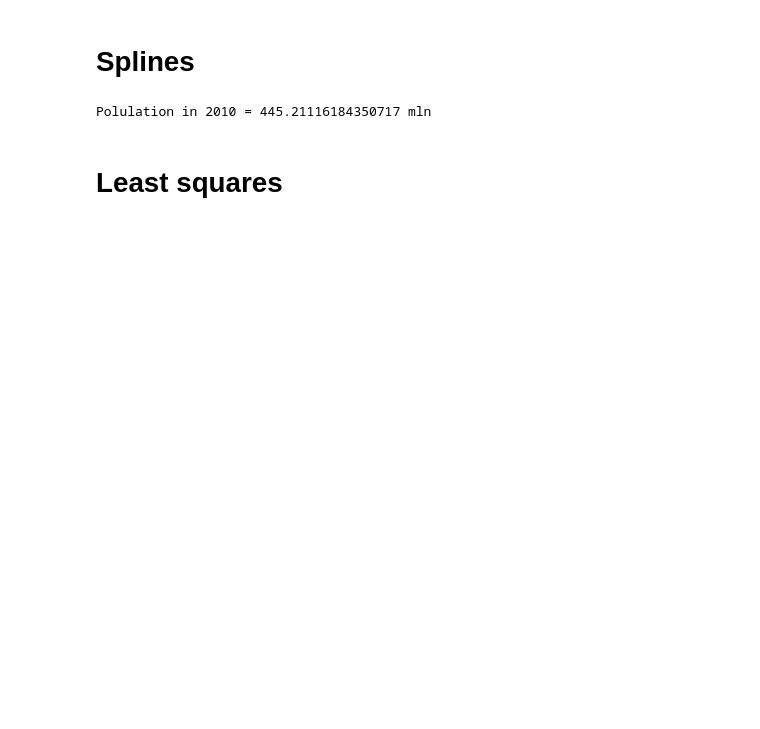
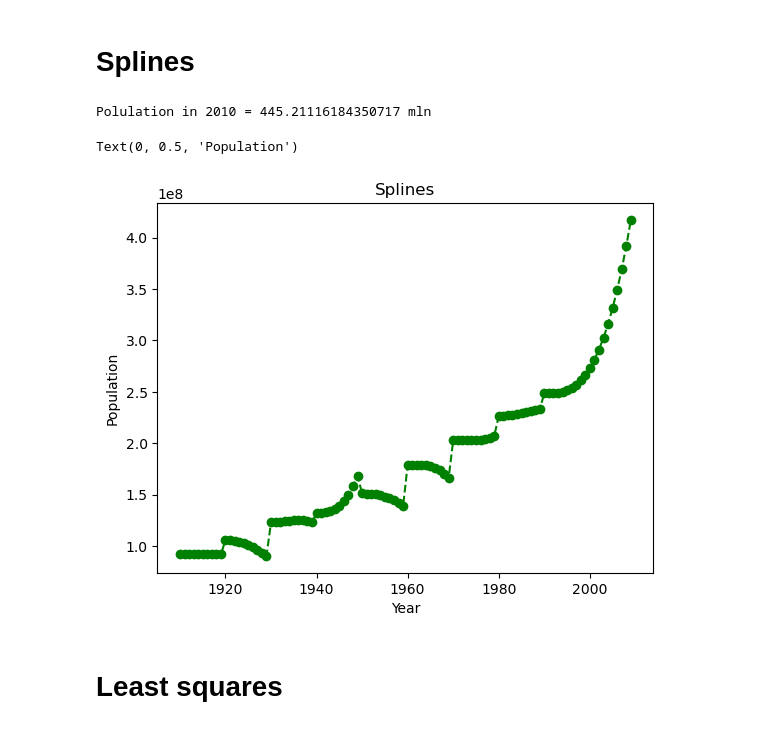
Before and after one commit to sardaryandavid/numeric_calculation, a Jupyter notebook: interlopation_extrapolation/interpolation_extrapolation.ipynb, the cells around one changed output. Drawn from its saved outputs; the diff is of its cells as text; code cells hidden in the pictures; blank space fills up the shorter version.

```diff
--- a/interlopation_extrapolation/interpolation_extrapolation.ipynb
+++ b/interlopation_extrapolation/interpolation_extrapolation.ipynb
@@ -79,33 +99,55 @@ for i in range(1, N - 2):
     A[i][i] = 2
     A[i][i - 1] = h[i - 1] / (h[i - 1] + h[i])
     A[i][i + 1] = h[i] / (h[i - 1] + h[i])
 A[0][0] = 2
 A[0][1] = h[1] / (h[0] + h[1])
 A[N - 2][N - 2] = 2
 A[N - 2][N - 3] = h[N - 2] / (h[N - 2] + h[N - 1])
 
 p = 2
 u = [0.0] * (N - 1)
 for i in range(N - 1):
     u[i] = 6 * f[i + p][2]
 
 c = tridiagonal_matrix_algorithm(A, u)
 c.append(0)
 
 for i in range(1, N):
     a[i] = y[i]
     d[i] = (c[i - 1] - c[i - 2]) / h[i - 1]
 a[0] = y[0]
 d[0] = c[0] / h[0]
 
 sum1 = a[N-1]
 sum2 = b[N-1] * (x0 - x[N - 1])
 sum3 = c[N-1]  * (x0 - x[N - 1]) * (x0 - x[N-1])
 sum4 = d[N - 1] * (x0 - x[N - 1]) * (x0 - x[N - 1]) * (x0 - x[N - 1])
 sum = sum1 + sum2 + sum3 + sum4
 print(f'Polulation in {x0} = {sum / 1e6} mln')
+
+gr_y = []
+gr_x = list(i for i in range(1910, 2010))
+xb = 1910
+xs = len(gr_x)
+for j in range(xs):
+    N = (gr_x[j] - xb) // 10
+    if (N >= n - 1):
+        N = n - 2
+    sum1 = a[N]
+    sum2 = b[N] * (gr_x[j] - x[N])
+    sum3 = c[N]  * (gr_x[j] - x[N]) * (gr_x[j] - x[N])
+    sum4 = d[N] * (gr_x[j] - x[N]) * (gr_x[j] - x[N]) * (gr_x[j] - x[N])
+    sum = sum1 + sum2 + sum3 + sum4
+    gr_y.append(sum)
+
+plt.title("Splines")
+plt.plot(gr_x, gr_y, 'go', linestyle = '--')
+plt.xlabel("Year")
+plt.ylabel("Population")
 # %% [output]
 Polulation in 2010 = 445.21116184350717 mln
+Text(0, 0.5, 'Population')
+[figure, added]
 # %% [markdown]
 # Least squares
 # %%
```
Also changed, not shown: parts of 3 cells of this notebook.
